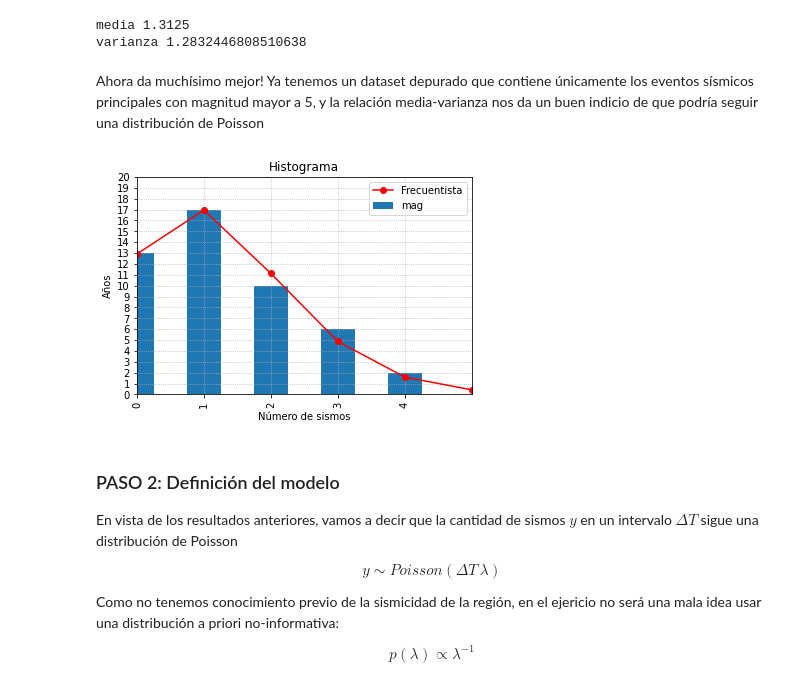
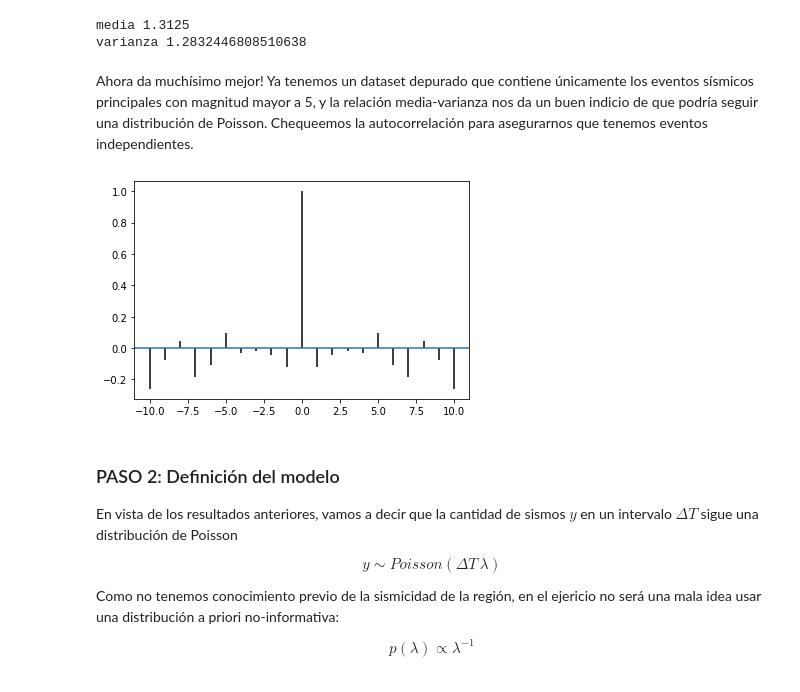
Before and after one commit to mbalbi/ciencia_de_datos, a Jupyter notebook: notebooks/practica_4.ipynb, the cells around one changed output. Saved outputs shown, nothing was run; the diff lists cells and outputs as text; code cells hidden in the pictures.

```diff
--- a/notebooks/practica_4.ipynb
+++ b/notebooks/practica_4.ipynb
@@ -487,29 +506,12 @@ print('varianza',s2)
 media 1.3125
 varianza 1.2832446808510638
 # %% [markdown]
-Ahora da muchísimo mejor! Ya tenemos un dataset depurado que contiene únicamente los eventos sísmicos principales con magnitud mayor a 5, y la relación media-varianza nos da un buen indicio de que podría seguir una distribución de Poisson
+Ahora da muchísimo mejor! Ya tenemos un dataset depurado que contiene únicamente los eventos sísmicos principales con magnitud mayor a 5, y la relación media-varianza nos da un buen indicio de que podría seguir una distribución de Poisson. Chequeemos la autocorrelación para asegurarnos que tenemos eventos independientes.
-# %%
-# BORRARÍA ESTO !!!
-
-# Poisson Frecuentista
-x = range(6)
-NY = 2021-1974+1
-pois = st.poisson(mu1)
-
-# Comparacion Grafica
-plt.figure()
-Data['mag'].value_counts().sort_index().plot(kind='bar')
-plt.plot(x,pois.pmf(x)*NY,'r-o',label='Frecuentista')
-plt.xlim([0,5])
-plt.legend(loc=1)
-plt.xlabel('Número de sismos')
-plt.yticks(np.linspace(0,20,21))
-plt.grid(linestyle=':')
-plt.ylabel('Años')
-plt.title('Histograma')
-plt.show()
-# %% [output]
-[figure, removed]
+# %%
+# Autocorrelación
+plt.acorr( Data['mag']-Data['mag'].mean() );
+# %% [output]
+[figure, added]
 # %% [markdown]
 ### PASO 2: Definición del modelo
 
```
Also changed, not shown: parts of 19 cells of this notebook.
